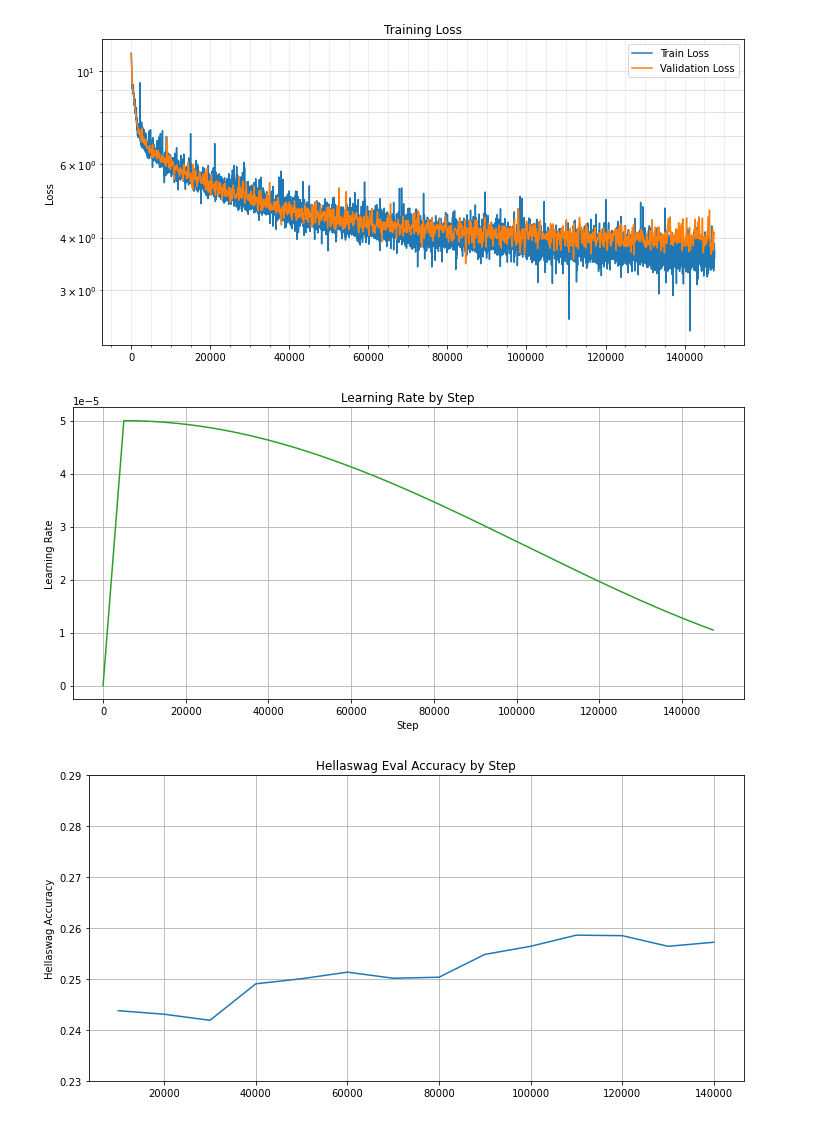
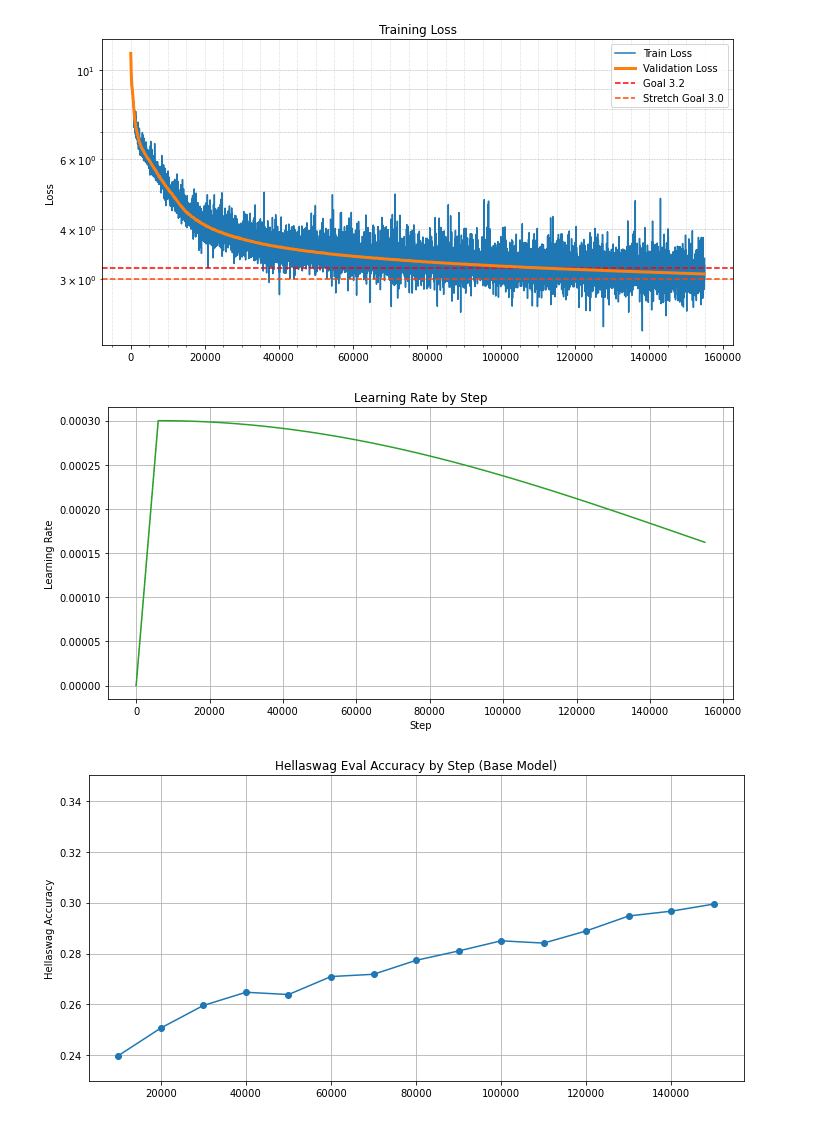
Before and after one commit to feljost/fgpt, a Jupyter notebook: logs/visualize.ipynb, the cells around one changed output. Saved outputs shown, nothing was run; the diff lists cells and outputs as text; code cells hidden in the pictures.

```diff
--- a/logs/visualize.ipynb
+++ b/logs/visualize.ipynb
@@ -7,7 +7,7 @@ import matplotlib.ticker as mticker
 import pandas as pd
 
 # Load the contents
-with open("train_metrics_20251015_0534.jsonl", "r") as f:
+with open("train_metrics_20251018_1705.jsonl", "r") as f:
     train_metrics = [json.loads(line) for line in f]
 
 df_metrics = pd.DataFrame(train_metrics)
@@ -29,16 +29,27 @@ df_metrics
 # %%
 # Training Loss Figure
+
+
 fig1, ax1 = plt.subplots(figsize=(10, 5), facecolor="white")
 ax1.plot(
-    df_metrics["step"], df_metrics["train_loss"], color="tab:blue", label="Train Loss"
+    df_metrics["step"],
+    df_metrics["train_loss"],
+    color="tab:blue",
+    alpha=1,
+    label="Train Loss",
 )
+
 ax1.plot(
     df_metrics["step"][df_metrics["val_loss"].notna()],
     df_metrics["val_loss"][df_metrics["val_loss"].notna()],
     color="tab:orange",
     label="Validation Loss",
     zorder=4,
+    linewidth=3,
 )
+ax1.axhline(y=3.2, color='red', linestyle='--', label='Goal 3.2')
+ax1.axhline(y=3.0, color='orangered', linestyle='--', label='Stretch Goal 3.0')
+
 ax1.legend()
 ax1.yaxis.grid(True, which="both", linestyle="--", linewidth=0.5)
 ax1.xaxis.set_major_locator(mticker.AutoLocator())
@@ -47,35 +58,36 @@ ax1.xaxis.grid(True, which="both", linestyle=":", linewidth=0.5)
 ax1.set_yscale("log")
 ax1.set_ylabel("Loss")
 ax1.set_title("Training Loss")
 ax1.grid(True)
 fig1.patch.set_facecolor("white")
 plt.tight_layout()
 plt.show()
 
 # Learning Rate Figure
 fig2, ax2 = plt.subplots(figsize=(10, 5))
 ax2.plot(df_metrics["step"], df_metrics["lr"], color="tab:green")
 ax2.set_xlabel("Step")
 ax2.set_ylabel("Learning Rate")
 ax2.set_title("Learning Rate by Step")
 ax2.grid(True)
 plt.tight_layout()
 plt.show()
 
 # Hellaswag Eval Accuracy Figure
 fig3, ax3 = plt.subplots(figsize=(10, 5))
 ax3.plot(
     df_metrics["step"][df_metrics["hellaswag_acc"].notna()],
     df_metrics["hellaswag_acc"][df_metrics["hellaswag_acc"].notna()],
     color="tab:blue",
+    marker="o",
 )
 ax3.set_ylabel("Hellaswag Accuracy")
-ax3.set_title("Hellaswag Eval Accuracy by Step")
+ax3.set_title("Hellaswag Eval Accuracy by Step (Base Model)")
 ax3.grid(True)
-ax3.set_ylim(bottom=0.23, top=0.29)
+ax3.set_ylim(bottom=0.23, top=0.35)
 plt.tight_layout()
 plt.show()
 # %% [output]
-[figure, old version]
+[figure, new version]
-[figure, old version]
+[figure, new version]
-[figure, old version]
+[figure, new version]
```
Also changed, not shown: parts of 3 cells of this notebook, 1 other file.
